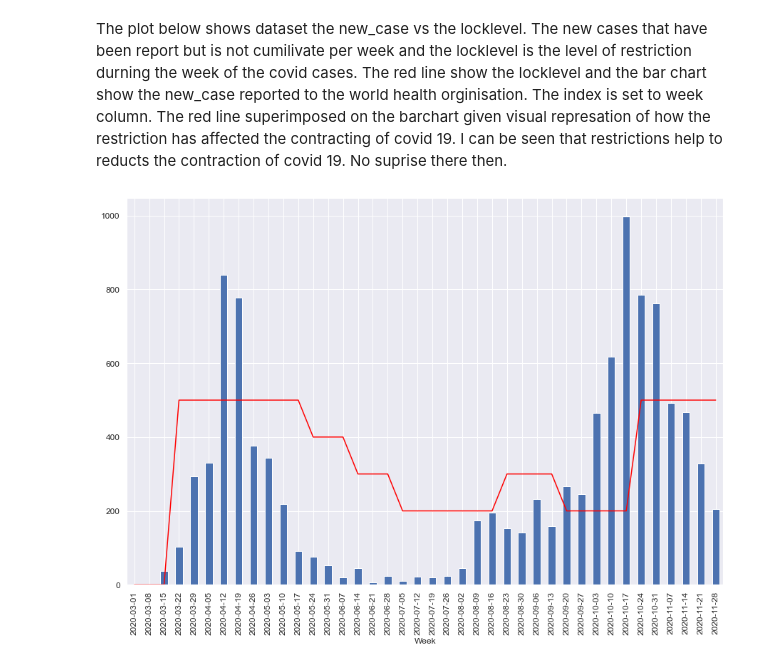
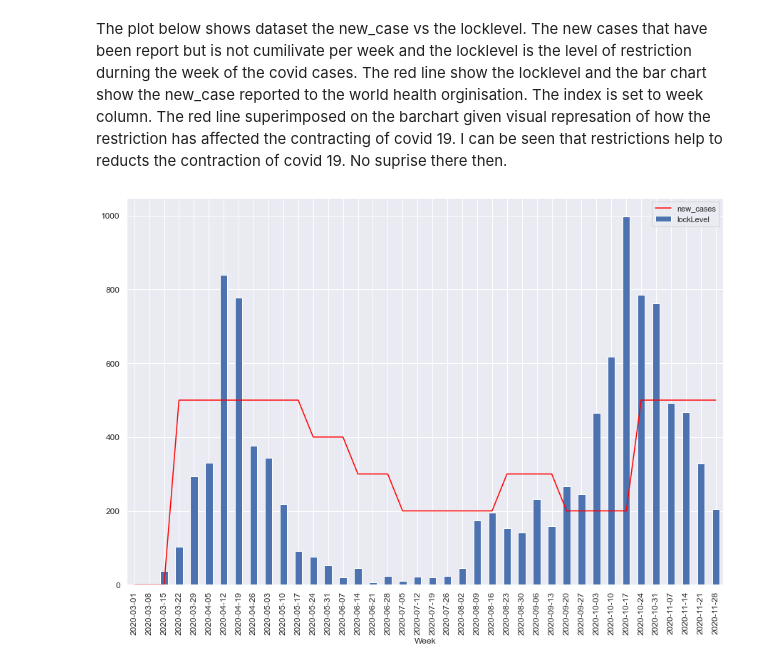
Before and after one commit to G00387859/programming-for-data-analysis-assignment, a Jupyter notebook: Project2020.ipynb, the cells around one changed output. Cells and saved outputs as stored; diff of their text form; code cells hidden in the pictures.

```diff
--- a/Project2020.ipynb
+++ b/Project2020.ipynb
@@ -16,14 +38,13 @@ df = pd.read_csv('Covid19IrelandWeek.csv',index_col='Week')
 # %% [markdown]
 The plot below shows dataset the new_case vs the locklevel. The new cases that have been report but is not cumilivate per week and the locklevel is the level of restriction durning the week of the covid cases. The red line show the locklevel and the bar chart show the new_case reported to the world health orginisation. The index is set to week column. The red line superimposed on the barchart given visual represation of how the restriction has affected the contracting of covid 19. I can be seen that restrictions help to reducts the contraction of covid 19. No suprise there then.
 # %%
-#look at the dataset and fill all NaN's with 0
-df = df.fillna(0)
 #get the columns new_cases and locklevel
 close_arr = df['new_cases']
 close_arr1=df['lockLevel']
 #using pandas plot the data from the new_case and locklevel columns
 #first to be plotted is new_cases per week on a bar chart where the x axis label is rotated by 90 degrees
 my_plot=close_arr.plot(kind='bar',figsize=(15,10),rot=90,fontsize=12)
 my_plot=close_arr1.plot(color="red",rot=90)
+my_plot.legend(["new_cases", "lockLevel"]);
 # %% [output]
-[figure, old version]
+[figure, new version]
```
Also changed, not shown: parts of 18 cells of this notebook.
